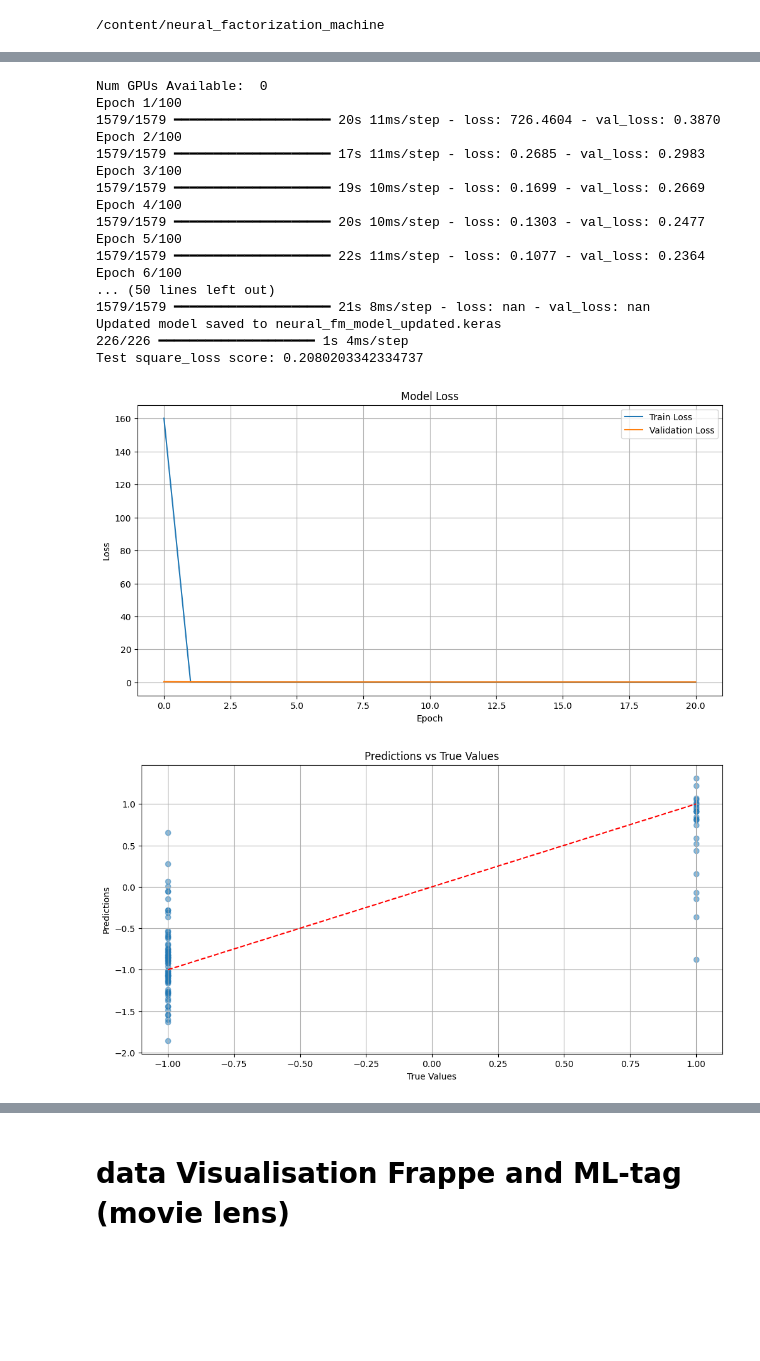
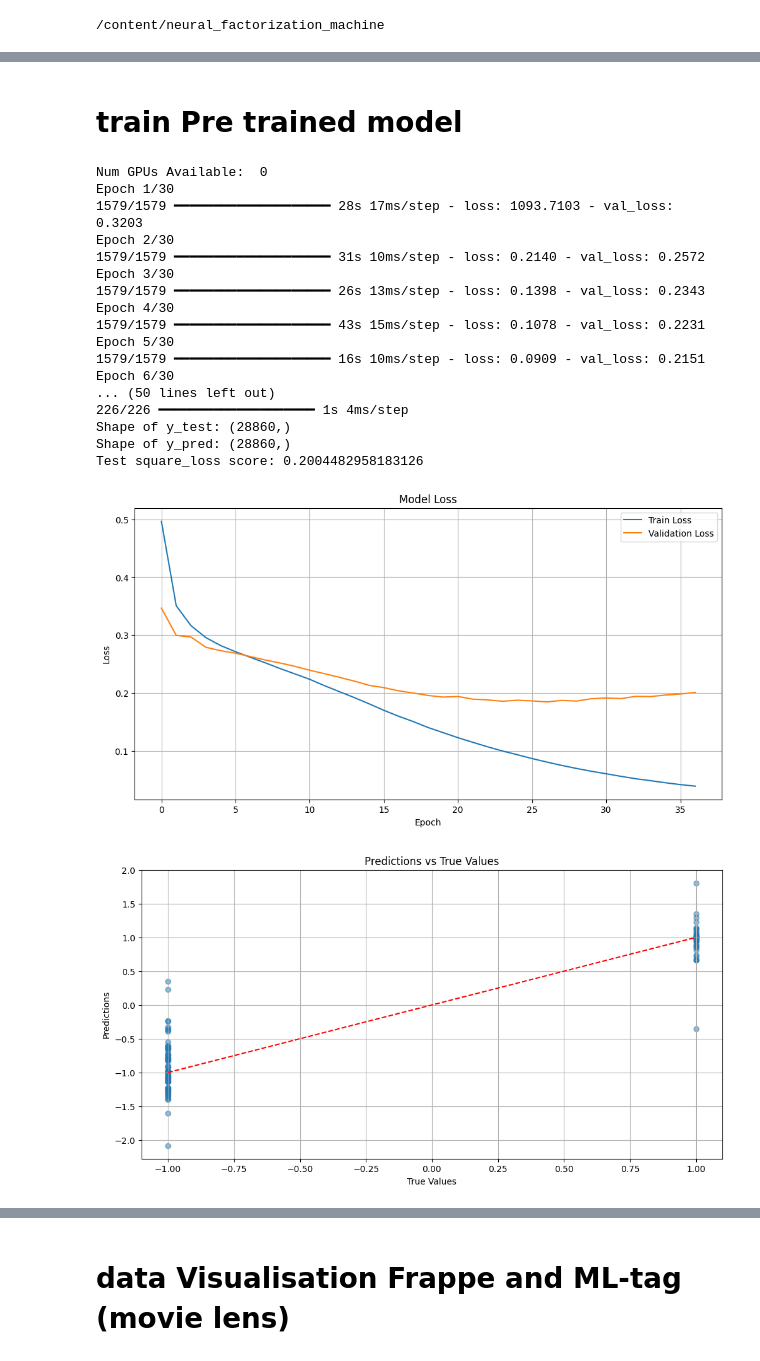
Before and after one commit to MarsImmortal/neural_factorization_machine, a Jupyter notebook: NFM.ipynb, the cells around one changed output, grey strips where cells are left out. Cells and saved outputs as stored; diff of their text form; code cells hidden in the pictures; blank space fills up the shorter version.

```diff
--- a/NFM.ipynb
+++ b/NFM.ipynb
@@ -310,3 +365,5 @@ model = load_model('neural_fm_model.keras', custom_objects={'NeuralFM': NeuralFM
+# %% [markdown]
+# train Pre trained model
 # %%
 import tensorflow as tf
 from tensorflow.keras.optimizers import Adagrad
@@ -314,6 +371,7 @@ from tensorflow.keras.callbacks import EarlyStopping, TensorBoard
 import numpy as np
 import matplotlib.pyplot as plt
 from tensorflow.keras import mixed_precision
+from sklearn.metrics import log_loss, mean_squared_error
 
 # Enable mixed precision
 policy = mixed_precision.Policy('mixed_float16')
@@ -370,9 +428,9 @@ early_stopping = EarlyStopping(monitor='val_loss', patience=10, restore_best_wei
 tensorboard_callback = TensorBoard(log_dir="./logs", profile_batch=0)
 
 # Continue training the pre-trained model
-history = model.fit(
+history_updated = model.fit(
     train_dataset,
-    epochs=100,  # You can adjust the number of epochs as needed
+    epochs=30,  # You can adjust the number of epochs as needed
     validation_data=val_dataset,
     callbacks=[early_stopping, tensorboard_callback],
     verbose=1
@@ -384,6 +442,16 @@ print("Updated model saved to neural_fm_model_updated.keras")
 
 # Evaluate the model
 y_pred = model.predict(test_dataset)
+
+# Flatten y_pred if it's 2D with the second dimension being 1
+if y_pred.ndim == 2 and y_pred.shape[1] == 1:
+    y_pred = np.squeeze(y_pred)
+
+# Check shapes
+print("Shape of y_test:", y_test.shape)
+print("Shape of y_pred:", y_pred.shape)
+
+# Calculate the evaluation metric
 if loss_type == 'log_loss':
     score = log_loss(y_test, y_pred)
 else:
@@ -393,49 +461,49 @@ print(f"Test {loss_type} score: {score}")
 
 # Plot training & validation loss values
 plt.figure(figsize=(12, 6))
 plt.plot(history.history['loss'], label='Train Loss')
 plt.plot(history.history['val_loss'], label='Validation Loss')
 plt.title('Model Loss')
 plt.xlabel('Epoch')
 plt.ylabel('Loss')
 plt.legend(loc='upper right')
 plt.grid(True)
 plt.show()
 
 # Predictions vs True Values for a small subset
 sample_size = 100
 sample_indices = np.random.choice(len(y_test), size=sample_size, replace=False)
 y_test_sample = y_test[sample_indices]
 y_pred_sample = y_pred[sample_indices]
 
 plt.figure(figsize=(12, 6))
 plt.scatter(y_test_sample, y_pred_sample, alpha=0.5)
 plt.plot([min(y_test_sample), max(y_test_sample)], [min(y_test_sample), max(y_test_sample)], color='red', linestyle='--')
 plt.title('Predictions vs True Values')
 plt.xlabel('True Values')
 plt.ylabel('Predictions')
 plt.grid(True)
 plt.show()
 # %% [output]
 Num GPUs Available:  0
-Epoch 1/100
-1579/1579 ━━━━━━━━━━━━━━━━━━━━ 20s 11ms/step - loss: 726.4604 - val_loss: 0.3870
-Epoch 2/100
-1579/1579 ━━━━━━━━━━━━━━━━━━━━ 17s 11ms/step - loss: 0.2685 - val_loss: 0.2983
-Epoch 3/100
-1579/1579 ━━━━━━━━━━━━━━━━━━━━ 19s 10ms/step - loss: 0.1699 - val_loss: 0.2669
-Epoch 4/100
-1579/1579 ━━━━━━━━━━━━━━━━━━━━ 20s 10ms/step - loss: 0.1303 - val_loss: 0.2477
-Epoch 5/100
-1579/1579 ━━━━━━━━━━━━━━━━━━━━ 22s 11ms/step - loss: 0.1077 - val_loss: 0.2364
-Epoch 6/100
+Epoch 1/30
+1579/1579 ━━━━━━━━━━━━━━━━━━━━ 28s 17ms/step - loss: 1093.7103 - val_loss: 0.3203
+Epoch 2/30
+1579/1579 ━━━━━━━━━━━━━━━━━━━━ 31s 10ms/step - loss: 0.2140 - val_loss: 0.2572
+Epoch 3/30
+1579/1579 ━━━━━━━━━━━━━━━━━━━━ 26s 13ms/step - loss: 0.1398 - val_loss: 0.2343
+Epoch 4/30
+1579/1579 ━━━━━━━━━━━━━━━━━━━━ 43s 15ms/step - loss: 0.1078 - val_loss: 0.2231
+Epoch 5/30
+1579/1579 ━━━━━━━━━━━━━━━━━━━━ 16s 10ms/step - loss: 0.0909 - val_loss: 0.2151
+Epoch 6/30
 ... (50 lines left out)
-1579/1579 ━━━━━━━━━━━━━━━━━━━━ 21s 8ms/step - loss: nan - val_loss: nan
-Updated model saved to neural_fm_model_updated.keras
 226/226 ━━━━━━━━━━━━━━━━━━━━ 1s 4ms/step
-Test square_loss score: 0.2080203342334737
+Shape of y_test: (28860,)
+Shape of y_pred: (28860,)
+Test square_loss score: 0.2004482958183126
-[figure, old version]
+[figure, new version]
-[figure, old version]
+[figure, new version]
 # %%
 # After training is complete, modify the history to ignore the first epoch
 # Get the loss values starting from the second epoch
```
Also changed, not shown: parts of 22 cells of this notebook.
